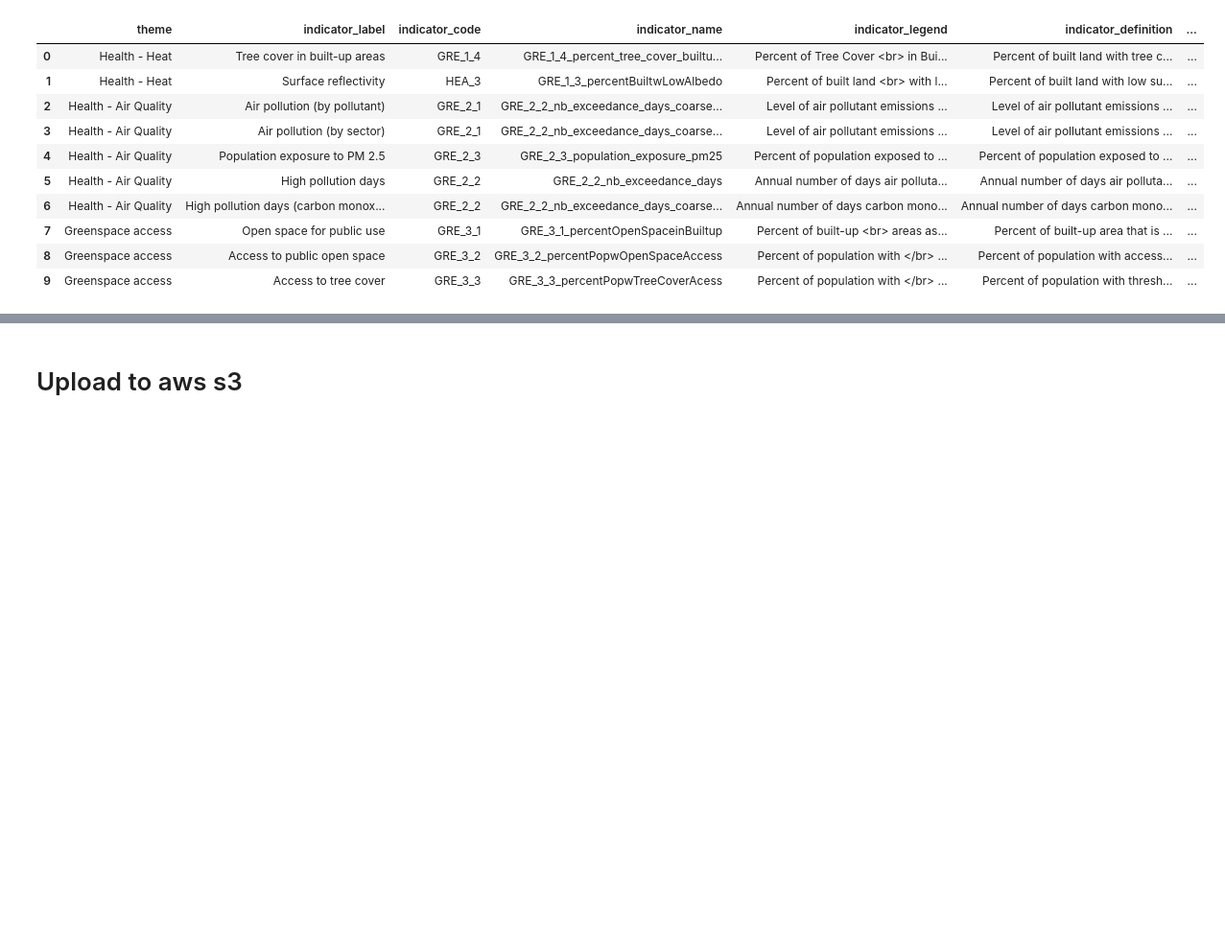
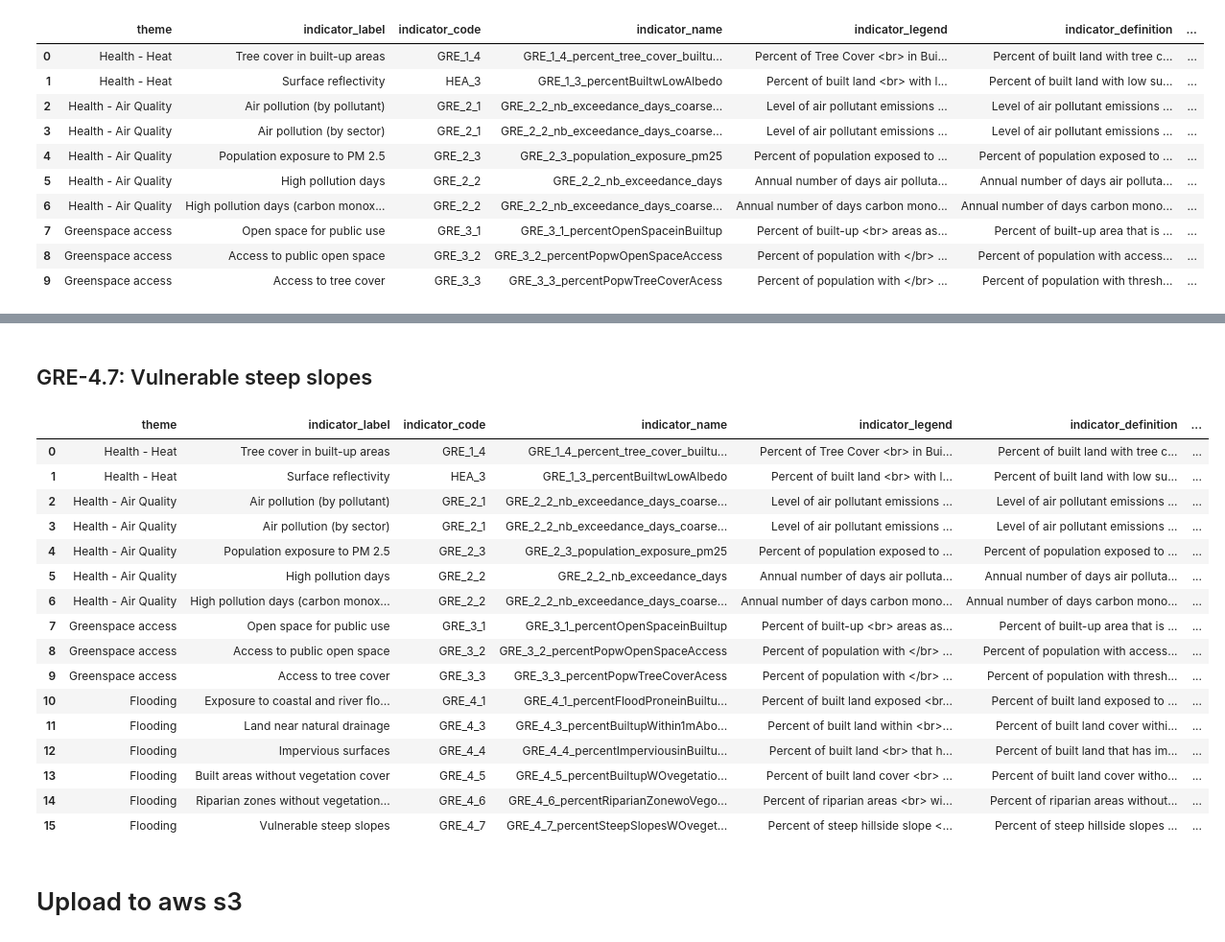
Before and after one commit to wri/cities-cities4forests-indicators, a Jupyter notebook: scripts/define-indicators.ipynb, the cells around one changed output, grey strips where cells are left out. Shown at 96% size. Drawn from its saved outputs; the diff is of its cells as text; code cells hidden in the pictures; blank space fills up the shorter version.

Commit message:
dashboard flooding indicators

```diff
--- a/scripts/define-indicators.ipynb
+++ b/scripts/define-indicators.ipynb
@@ -245,0 +336,12 @@ indicators_definitions
+# %%
+indicators_definitions = indicators_definitions.append({'theme' : 'Flooding',
+                                                        'indicator_label' : 'Built areas without vegetation cover',
+                                                        'indicator_code' : 'GRE_4_5',
+                                                        'indicator_name' : 'GRE_4_5_percentBuiltupWOvegetationcover2020',
+                                                        'indicator_legend' : 'Percent of built land cover <br>  without vegetation cover (%)',
+                                                       'indicator_definition' : 'Percent of built land cover without vegetation cover',
+                                                       'data_sources' : 'Sentinel-2, ESA World Cover',
+                                                       'importance' : 'Vegetation cover provides many benefits in urban areas. Importantly for flood mitigation, greater vegetation cover can increase water infiltration into the ground, reducing water stagnation and runoff on the surface. Absence of vegetation cover can increase the prevalence of localized flooding.',
+                                                       'methods' : 'To estimate vegetation cover we used an annual greenest pixel mosaic of <a href="https://developers.google.com/earth-engine/datasets/catalog/COPERNICUS_S2">Sentinel-2 imagery</a> to calculate normalized difference vegetation index (NDVI) with a minimum threshold of 0.4. We then compare these areas to built-up areas in the city as defined by the built-up class from <a href="https://developers.google.com/earth-engine/datasets/catalog/ESA_WorldCover_v100>ESA WorldCover</a>. For each city and city district, we calculate at 10 meter scale the number of built-up pixels and the number of vegetated built-up pixels. Then we calculate the percent of built-up pixels that are vegetated.' },
+                                                       ignore_index = True)
+indicators_definitions
@@ -245,0 +366,12 @@ indicators_definitions
+# %%
+indicators_definitions = indicators_definitions.append({'theme' : 'Flooding',
+                                                        'indicator_label' : 'Riparian zones without vegetation cover',
+                                                        'indicator_code' : 'GRE_4_6',
+                                                        'indicator_name' : 'GRE_4_6_percentRiparianZonewoVegorWatercover2020',
+                                                        'indicator_legend' : 'Percent of riparian areas <br> without vegetation or water cover (%)',
+                                                       'indicator_definition' : 'Percent of riparian areas without vegetation or water cover',
+                                                       'data_sources' : 'Height Above the Nearest Drainage (HAND), JRC Global Surface Water, Sentinel-2',
+                                                       'importance' : 'Riparian areas (the spatial interface between land and water, particularly rivers and streams) can provide natural infrastructure for flood control. The presence of vegetation cover in the riparian zone is a primary factor in determining its flood mitigation effectiveness, as vegetation will slow down water flow, increase its absorption into land and its transpiration into the air. Riparian areas are also critical habitat to support biodiversity.',
+                                                       'methods' : 'This indicator uses data on elevation and drainage channels from <a href="https://developers.google.com/earth-engine/datasets/catalog/COPERNICUS_S2">Sentinel-2 imagery</a>. and on the location of other waterbodies from <a href="https://developers.google.com/earth-engine/datasets/catalog/JRC_GSW1_3_GlobalSurfaceWater">JRC Global Surface Water</a> to estimate the location of lakes, rivers and streams. To estimate riparian zones, we buffered these waterways by 144 meters (<a href="https://www.sciencedirect.com/science/article/pii/S0301479719311090?via%3Dihub">the size of riparian areas needed to preserve bird diversity</a>) and excluded the area of the water channel itself. To estimate vegetation and water cover we used an annual greenest pixel mosaic of <a href="https://developers.google.com/earth-engine/datasets/catalog/COPERNICUS_S2">Sentinel-2 imagery</a> to calculate normalized difference vegetation index (NDVI) and normalized difference water index (NDWI) with a minimum threshold of 0.4 and 0.3 respectively. For the buffered riparian areas in each city or sub-city unit we calculated at 30 meter scale the count of all riparian area pixels and the count of riparian area pixels with vegetation or water cover. Then we calculated the percent of riparian area pixels without vegetation or water cover.' },
+                                                       ignore_index = True)
+indicators_definitions
@@ -246,3 +395,35 @@ indicators_definitions
+# %% [markdown]
+## GRE-4.7: Vulnerable steep slopes
+# %%
+indicators_definitions = indicators_definitions.append({'theme' : 'Flooding',
+                                                        'indicator_label' : 'Vulnerable steep slopes',
+                                                        'indicator_code' : 'GRE_4_7',
+                                                        'indicator_name' : 'GRE_4_7_percentSteepSlopesWOvegetationcover2020',
+                                                        'indicator_legend' : 'Percent of steep hillside slope <br> without vegetation cover (%)',
+                                                       'indicator_definition' : 'Percent of steep hillside slopes without vegetation cover',
+                                                       'data_sources' : 'NASA NASADEM Digital Elevation, Sentinel-2',
+                                                       'importance' : 'Steep slopes are vulnerable to landslides, especially during incidence of extreme precipitation of flooding where soil can become saturated with or washed away by water. Vegetation is critical for stabilizing slopes as roots hold soil in place and plant absorb water from the soil. Steep slopes without vegetation coverage are particularly vulnerable to landslides.',
+                                                       'methods' : 'To estimate slopes we apply the <a href="https://developers.google.com/earth-engine/apidocs/ee-terrain-slope">Earth Engine slope algorithm</a> to the global <a href="https://developers.google.com/earth-engine/datasets/catalog/NASA_NASADEM_HGT_001">NASA NASADEM 30 meter digital elevation model</a>. The slope layer is then masked to only include high slope areas of 10 degrees or greater (the threshold at which <a href="https://link.springer.com/article/10.1007/s11069-017-2757-y#Sec9">landslide susceptibility starts to grow quickly</a>). Vegetation cover is estimated using <a href="https://developers.google.com/earth-engine/datasets/catalog/COPERNICUS_S2">Sentinel-2 imagery</a> to calculate normalized difference vegetation index (NDVI) with a minimum threshold of 0.4. For the high slope areas in each city or sub-city unit we calculated at 30 meter scale the count of all high slope pixels and the count of high slope pixels with vegetation cover. Then we calculated the percent of high slope pixels without vegetation cover.'  },
+                                                       ignore_index = True)
+indicators_definitions
+# %% [output]
+|  | theme | indicator_label | indicator_code | indicator_name | indicator_legend | indicator_definition | ... |
+| 0 | Health - Heat | Tree cover in built-up areas | GRE_1_4 | GRE_1_4_percent_tree_cover_builtu... | Percent of Tree Cover <br> in Bui... | Percent of built land with tree c... | ... |
+| 1 | Health - Heat | Surface reflectivity | HEA_3 | GRE_1_3_percentBuiltwLowAlbedo | Percent of built land <br> with l... | Percent of built land with low su... | ... |
+| 2 | Health - Air Quality | Air pollution (by pollutant) | GRE_2_1 | GRE_2_2_nb_exceedance_days_coarse... | Level of air pollutant emissions ... | Level of air pollutant emissions ... | ... |
+| 3 | Health - Air Quality | Air pollution (by sector) | GRE_2_1 | GRE_2_2_nb_exceedance_days_coarse... | Level of air pollutant emissions ... | Level of air pollutant emissions ... | ... |
+| 4 | Health - Air Quality | Population exposure to PM 2.5 | GRE_2_3 | GRE_2_3_population_exposure_pm25 | Percent of population exposed to ... | Percent of population exposed to ... | ... |
+| 5 | Health - Air Quality | High pollution days | GRE_2_2 | GRE_2_2_nb_exceedance_days | Annual number of days air polluta... | Annual number of days air polluta... | ... |
+| 6 | Health - Air Quality | High pollution days (carbon monox... | GRE_2_2 | GRE_2_2_nb_exceedance_days_coarse... | Annual number of days carbon mono... | Annual number of days carbon mono... | ... |
+| 7 | Greenspace access | Open space for public use | GRE_3_1 | GRE_3_1_percentOpenSpaceinBuiltup | Percent of built-up <br> areas as... | Percent of built-up area that is ... | ... |
+| 8 | Greenspace access | Access to public open space | GRE_3_2 | GRE_3_2_percentPopwOpenSpaceAccess | Percent of population with </br> ... | Percent of population with access... | ... |
+| 9 | Greenspace access | Access to tree cover | GRE_3_3 | GRE_3_3_percentPopwTreeCoverAcess | Percent of population with </br> ... | Percent of population with thresh... | ... |
+| 10 | Flooding | Exposure to coastal and river flo... | GRE_4_1 | GRE_4_1_percentFloodProneinBuiltu... | Percent of built land exposed <br... | Percent of built land exposed to ... | ... |
+| 11 | Flooding | Land near natural drainage | GRE_4_3 | GRE_4_3_percentBuiltupWithin1mAbo... | Percent of built land within <br>... | Percent of built land cover withi... | ... |
+| 12 | Flooding | Impervious surfaces | GRE_4_4 | GRE_4_4_percentImperviousinBuiltu... | Percent of built land <br> that h... | Percent of built land that has im... | ... |
+| 13 | Flooding | Built areas without vegetation cover | GRE_4_5 | GRE_4_5_percentBuiltupWOvegetatio... | Percent of built land cover <br> ... | Percent of built land cover witho... | ... |
+| 14 | Flooding | Riparian zones without vegetation... | GRE_4_6 | GRE_4_6_percentRiparianZonewoVego... | Percent of riparian areas <br> wi... | Percent of riparian areas without... | ... |
+| 15 | Flooding | Vulnerable steep slopes | GRE_4_7 | GRE_4_7_percentSteepSlopesWOveget... | Percent of steep hillside slope <... | Percent of steep hillside slopes ... | ... |
 # %% [markdown]
 # Upload to aws s3
 # %%
```
Also changed, not shown: parts of 12 cells of this notebook, 2 other files.
